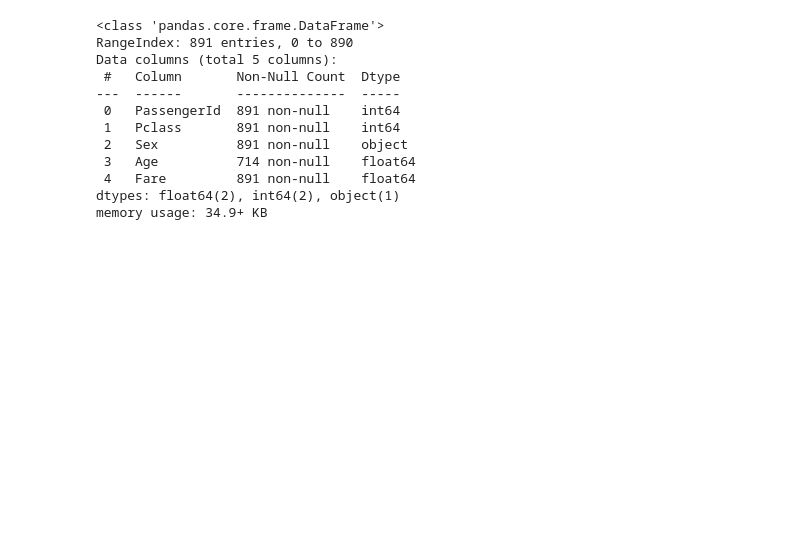
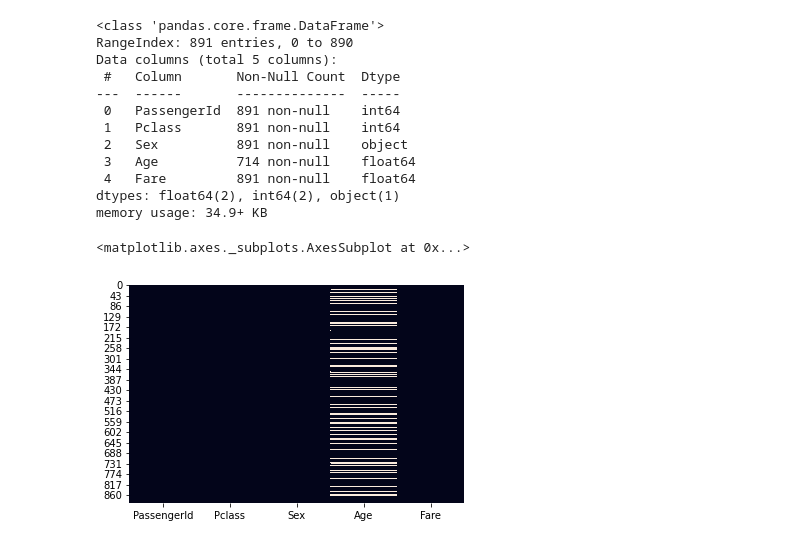
Before and after one commit to santoshrsarangi/tensorflow, a Jupyter notebook: kaggle-competition/titanic.ipynb, the cells around one changed output. Saved outputs shown, nothing was run; the diff lists cells and outputs as text; code cells hidden in the pictures; blank space fills up the shorter version.

```diff
--- a/kaggle-competition/titanic.ipynb
+++ b/kaggle-competition/titanic.ipynb
@@ -81,3 +88,8 @@ Data columns (total 5 columns):
  4   Fare         891 non-null    float64
 dtypes: float64(2), int64(2), object(1)
 memory usage: 34.9+ KB
+# %%
+sns.heatmap(df_data.isnull(), cbar=False)
+# %% [output]
+<matplotlib.axes._subplots.AxesSubplot at 0x...>
+[figure, added]
```
Also changed, not shown: parts of 2 cells of this notebook.
